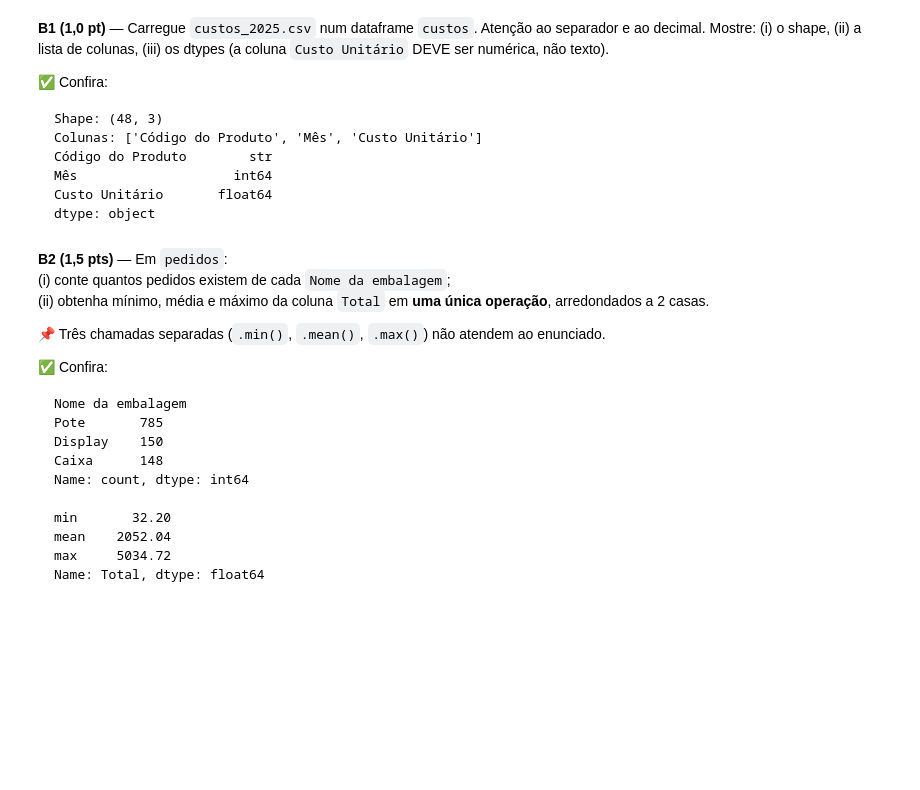
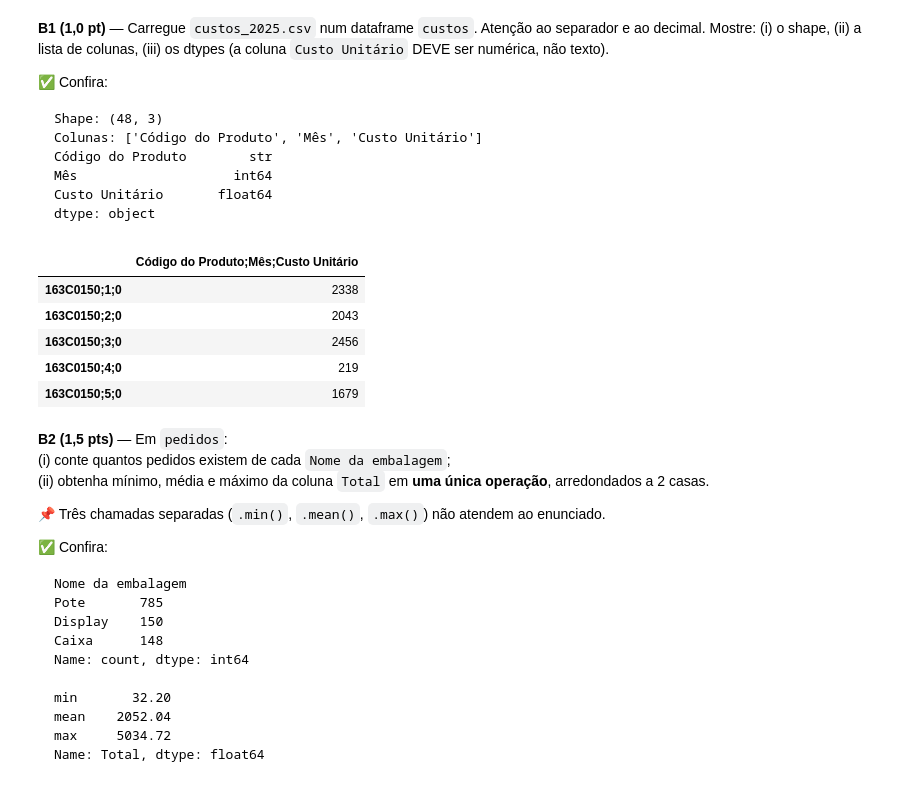
Before and after one commit to ArthurMalucelli/fgv-vault, a Jupyter notebook: Programacao/Aulas/06.09/SimuladoFinalCompleto.ipynb, the cells around one changed output. Saved outputs shown, nothing was run; the diff lists cells and outputs as text; code cells hidden in the pictures; blank space fills up the shorter version.

````diff
--- a/Programacao/Aulas/06.09/SimuladoFinalCompleto.ipynb
+++ b/Programacao/Aulas/06.09/SimuladoFinalCompleto.ipynb
@@ -545,6 +531,15 @@ dtype: object
 ```
 # %%
 # ESPAÇO PARA RESPOSTA DA QUESTAO B1 - NÃO DELETAR ESTA LINHA !!
+custos =pd.read_csv("custos_2025.csv", )
+custos.head()
+# %% [output]
+|  | Código do Produto;Mês;Custo Unitário |
+| 163C0150;1;0 | 2338 |
+| 163C0150;2;0 | 2043 |
+| 163C0150;3;0 | 2456 |
+| 163C0150;4;0 | 219 |
+| 163C0150;5;0 | 1679 |
 # %% [markdown]
 **B2 (1,5 pts)** — Em `pedidos`: \
 (i) conte quantos pedidos existem de cada `Nome da embalagem`; \
````
Also changed, not shown: parts of 1 cell of this notebook, 1 other file.
